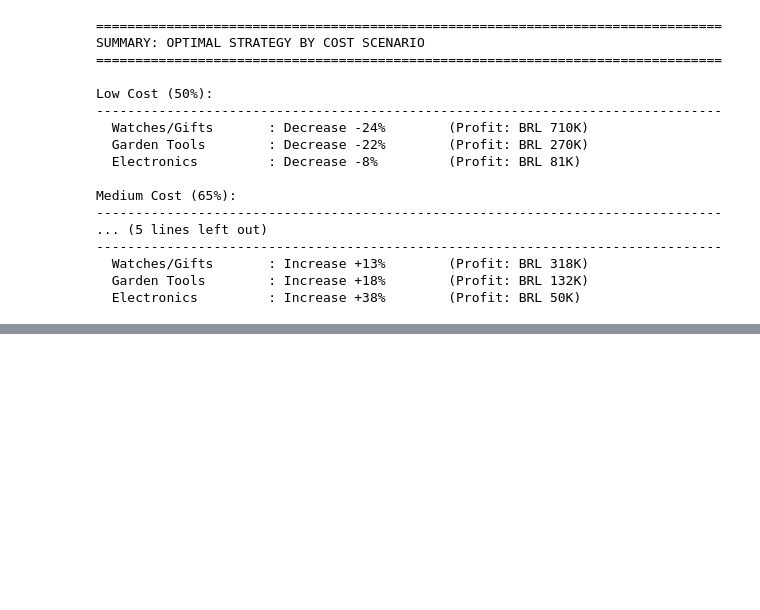
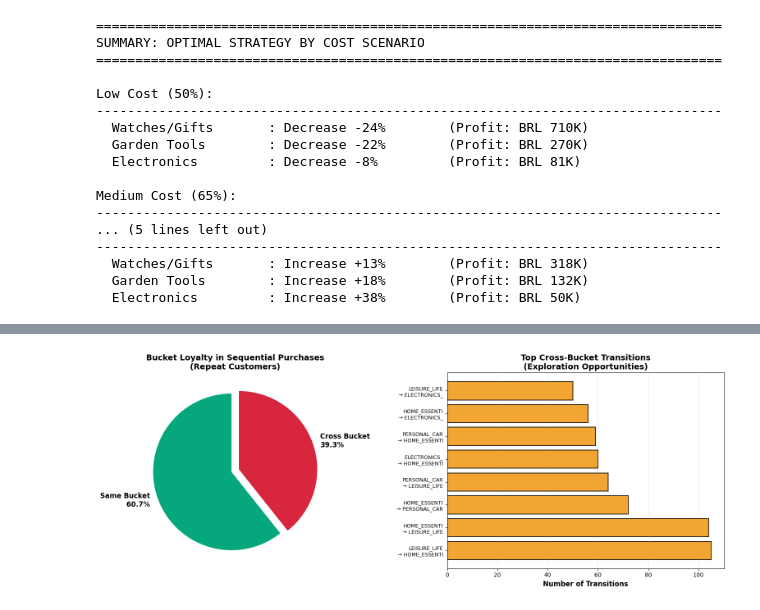
Before and after one commit to DineshPoddaturi/ecommerce-pricing-transformation, a Jupyter notebook: notebooks/04_optimization_scenario_simulation.ipynb, the cells around one changed output, grey strips where cells are left out. Cells and saved outputs as stored; diff of their text form; code cells hidden in the pictures; blank space fills up the shorter version.

```diff
--- a/notebooks/04_optimization_scenario_simulation.ipynb
+++ b/notebooks/04_optimization_scenario_simulation.ipynb
@@ -1028,0 +1585,41 @@ Medium Cost (65%):
+# %%
+# Bucket loyalty
+fig, (ax1, ax2) = plt.subplots(1, 2, figsize=(16, 6))
+
+# Same bucket vs cross bucket
+loyalty_data = [bucket_loyalty, 100-bucket_loyalty]
+colors = ['#06A77D', '#D7263D']
+labels = [f'Same Bucket\n{bucket_loyalty:.1f}%', f'Cross Bucket\n{100-bucket_loyalty:.1f}%']
+
+wedges, texts, autotexts = ax1.pie(loyalty_data, labels=labels, colors=colors,
+                                     autopct='', startangle=90,
+                                     explode=(0.05, 0.05))
+
+for text in texts:
+    text.set_fontsize(12)
+    text.set_fontweight('bold')
+
+ax1.set_title('Bucket Loyalty in Sequential Purchases\n(Repeat Customers)',
+              fontsize=14, fontweight='bold')
+
+# Top cross-bucket flows
+top_cross = cross_bucket_summary.head(8)
+from_to_labels = [f"{row['from_bucket'][:12]}\n→ {row['to_bucket'][:12]}"
+                  for _, row in top_cross.iterrows()]
+
+bars = ax2.barh(range(len(top_cross)), top_cross['count'].values,
+                color='#F18F01', alpha=0.8, edgecolor='black', linewidth=1.5)
+
+ax2.set_yticks(range(len(top_cross)))
+ax2.set_yticklabels(from_to_labels, fontsize=9)
+ax2.set_xlabel('Number of Transitions', fontsize=12, fontweight='bold')
+ax2.set_title('Top Cross-Bucket Transitions\n(Exploration Opportunities)',
+              fontsize=14, fontweight='bold')
+ax2.grid(axis='x', alpha=0.3)
+
+plt.tight_layout()
+plt.savefig('../outputs/images/bucket_transition_analysis.png', dpi=300, bbox_inches='tight')
+plt.show()
+plt.close()
+# %% [output]
+[figure, added]
```
Also changed, not shown: parts of 12 cells of this notebook.
